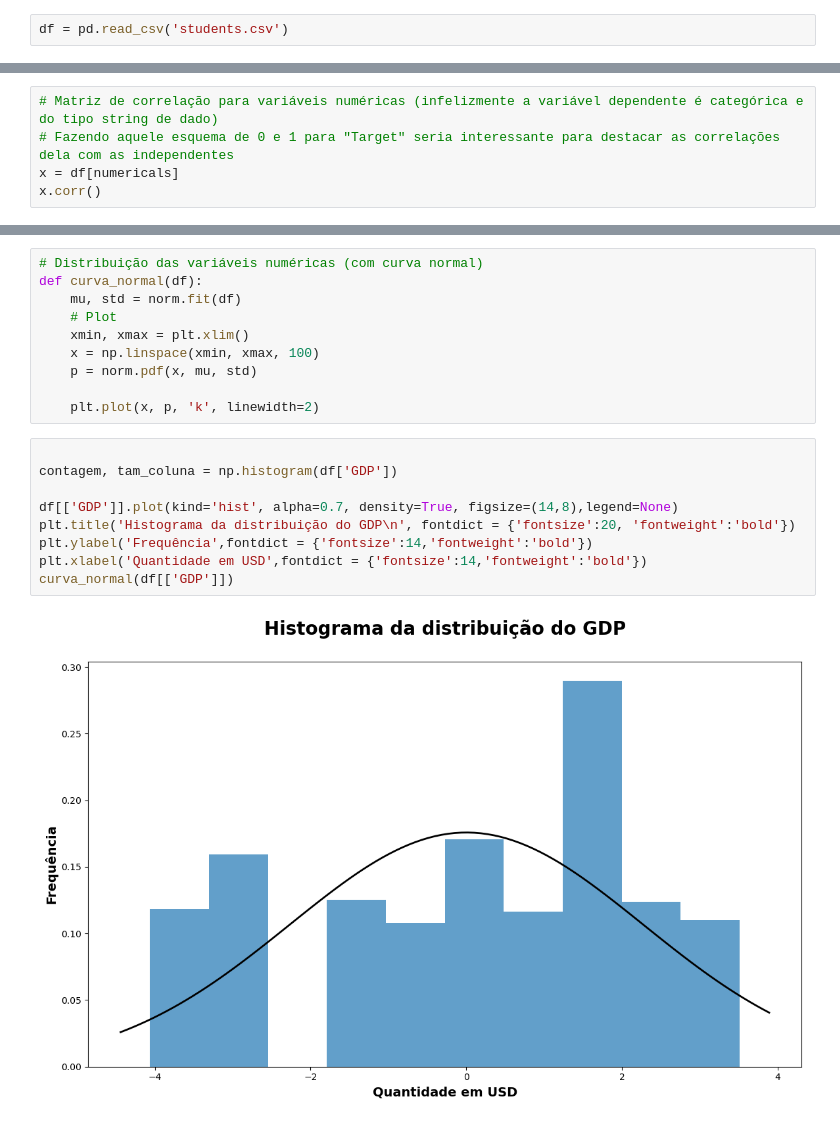
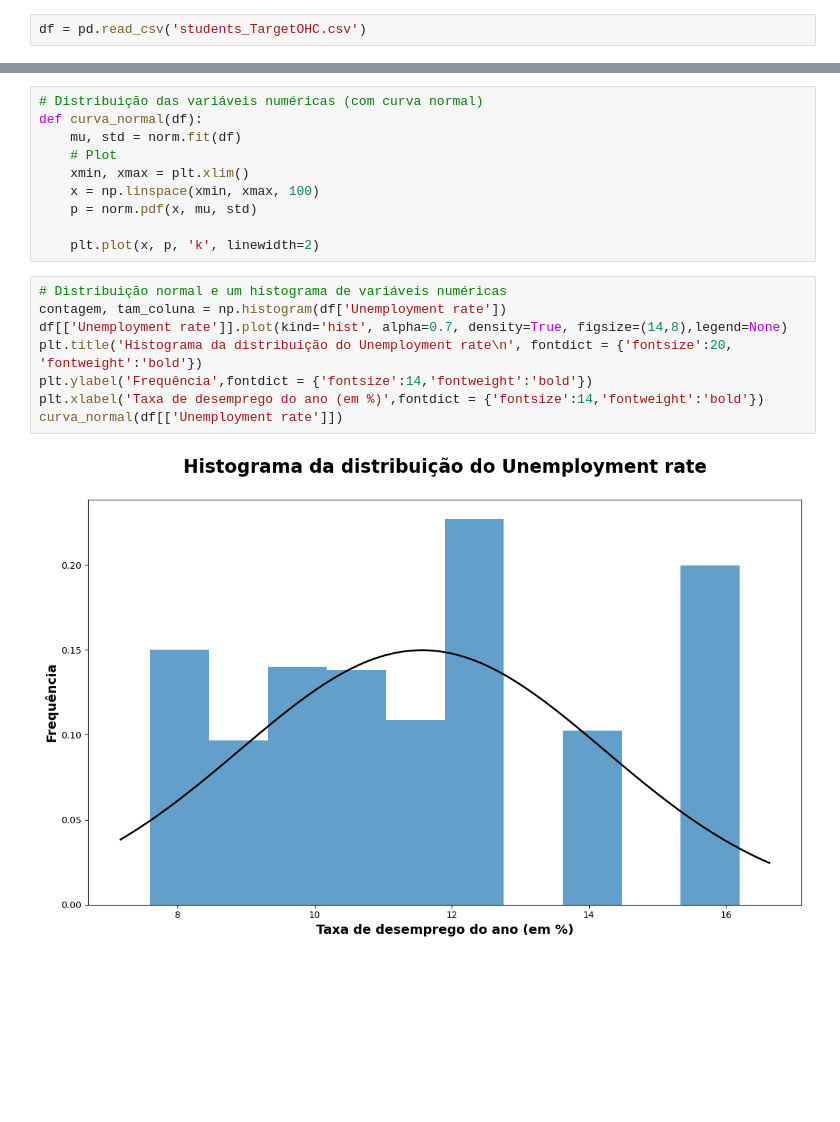
Before and after one commit to felmateos/student-dropout-prediction, a Jupyter notebook: preprocessing/Preprocessing_DY.ipynb, the cells around one changed output, grey strips where cells are left out. Drawn from its saved outputs; the diff is of its cells as text; blank space fills up the shorter version.

```diff
--- a/preprocessing/Preprocessing_DY.ipynb
+++ b/preprocessing/Preprocessing_DY.ipynb
@@ -13,7 +15,7 @@ import statsmodels.api as sm
 from sklearn.linear_model import LinearRegression
 from scipy.stats import norm
 # %%
-df = pd.read_csv('students.csv')
+df = pd.read_csv('students_TargetOHC.csv')
 # %%
 df.head()
 # %% [output]
@@ -108,5 +112,0 @@ categoricals = ['Marital status',
-# %%
-# Matriz de correlação para variáveis numéricas (infelizmente a variável dependente é categórica e do tipo string de dado)
-# Fazendo aquele esquema de 0 e 1 para "Target" seria interessante para destacar as correlações dela com as independentes
-x = df[numericals]
-x.corr()
@@ -158,13 +432,12 @@ def curva_normal(df):
 
     plt.plot(x, p, 'k', linewidth=2)
 # %%
-
-contagem, tam_coluna = np.histogram(df['GDP'])
-
-df[['GDP']].plot(kind='hist', alpha=0.7, density=True, figsize=(14,8),legend=None)
-plt.title('Histograma da distribuição do GDP\n', fontdict = {'fontsize':20, 'fontweight':'bold'})
+# Distribuição normal e um histograma de variáveis numéricas
+contagem, tam_coluna = np.histogram(df['Unemployment rate'])
+df[['Unemployment rate']].plot(kind='hist', alpha=0.7, density=True, figsize=(14,8),legend=None)
+plt.title('Histograma da distribuição do Unemployment rate\n', fontdict = {'fontsize':20, 'fontweight':'bold'})
 plt.ylabel('Frequência',fontdict = {'fontsize':14,'fontweight':'bold'})
-plt.xlabel('Quantidade em USD',fontdict = {'fontsize':14,'fontweight':'bold'})
-curva_normal(df[['GDP']])
+plt.xlabel('Taxa de desemprego do ano (em %)',fontdict = {'fontsize':14,'fontweight':'bold'})
+curva_normal(df[['Unemployment rate']])
 # %% [output]
-[figure, old version]
+[figure, new version]
```
Also changed, not shown: parts of 34 cells of this notebook.
